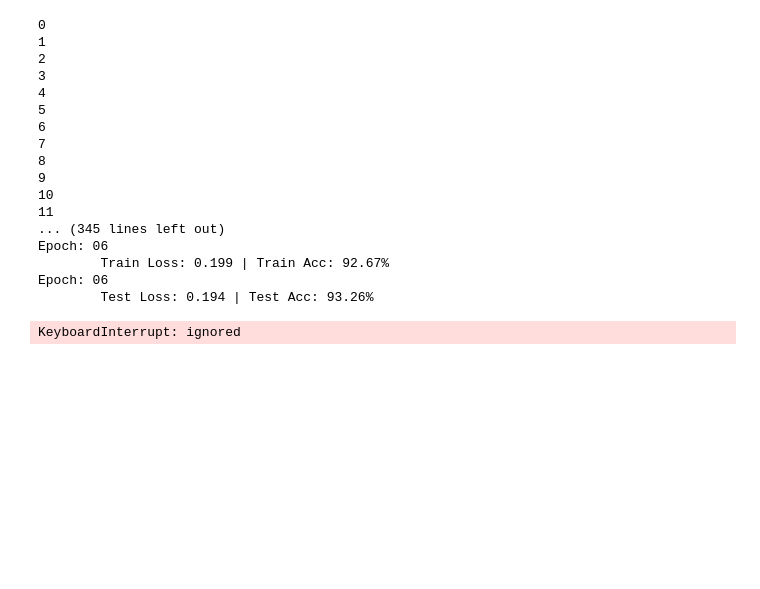
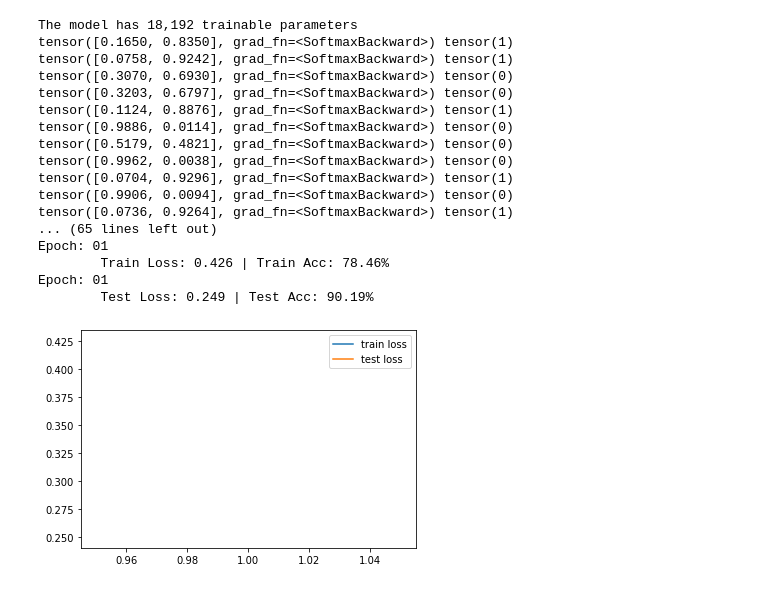
Before and after one commit to yoavdana/ex1-Deep-Learnning, a Jupyter notebook: ex1_DL.ipynb, the cells around one changed output. Drawn from its saved outputs; the diff is of its cells as text; code cells hidden in the pictures; blank space fills up the shorter version.

```diff
--- a/ex1_DL.ipynb
+++ b/ex1_DL.ipynb
@@ -82,8 +106,8 @@ def shuffle_data(data_Xy):
 # %%
-INPUT_1=100
-INPUT_2=50
-INPUT_3=10
-P_DROPOUT=0.25
+INPUT_1=70
+INPUT_2=60
+INPUT_3=20
+P_DROPOUT=0.5
 
 
 class NetWork(nn.Module):
@@ -204,7 +228,7 @@ def main():
 
 
 
-    EPOCHS = 50
+    EPOCHS = 80
 
     best_valid_loss = float('inf')
     train_per_ep=[]
@@ -235,60 +259,68 @@ def main():
     train_per_ep=np.array(train_per_ep)
     test_per_ep=np.array(test_per_ep)
     epocs=np.arange(1,EPOCHS+1)
-    # plt.figure()
-    # plt.plot(epocs,train_per_ep)
-    # plt.plot(epocs,test_per_ep)
-    # plt.legend(['train loss','test loss'])
-    # plt.show()
+    plt.figure()
+    plt.plot(epocs,train_per_ep)
+    plt.plot(epocs,test_per_ep)
+    plt.legend(['train loss','test loss'])
+    plt.show()
     return test_acc, np.mean(np.abs(np.array(train_per_ep) - np.array(test_per_ep)))
 # %%
-learning_rate = np.linspace(0.0001, 0.001, num=10)
-input_1 = [70, 100, 130, 150]
-input_2 = [30, 40, 50, 60]
-input_3 = [10, 15, 20, 25]
-p = [0.2, 0.25, 0.35, 0.42, 0.5]
+# learning_rate = np.linspace(0.0001, 0.001, num=10)
+# input_1 = [70, 100, 130, 150]
+# input_2 = [30, 40, 50, 60]
+# input_3 = [10, 15, 20, 25]
+# p = [0.2, 0.25, 0.35, 0.42, 0.5]
 acc = list()
 overfit=list()
+
+input_1=[70]
+input_2=[60]
+input_3=[20]
+p=[0.5]
+learning_rate=[0.0002]
+
+
 all=np.load('/content/drive/MyDrive/Colab Notebooks/opt.npy',allow_pickle=True)
 i=0
 for rate in learning_rate:
   for input_1_ in input_1:
     for input_2_ in input_2:
       for input_3_ in input_3:
         for p_ in p:
             LEARNNING_RATE = rate
             INPUT_1 = input_1_
             INPUT_2 = input_2_
             INPUT_3 = input_3_
             P_DROPOUT = p_
 
             if any((np.array([INPUT_1,INPUT_2,INPUT_3,P_DROPOUT,LEARNNING_RATE])==all[:,0:-2]).all(1)):
               print(i)
               i+=1
               continue
             else:
               ac,of = main()
               acc.append(ac)
               overfit.append(of)
               params=np.array([INPUT_1,INPUT_2,INPUT_3,P_DROPOUT,LEARNNING_RATE, ac, of])
               all=np.vstack([all, params])
-              np.save('/content/drive/MyDrive/Colab Notebooks/opt.npy',all)
+              #np.save('/content/drive/MyDrive/Colab Notebooks/opt.npy',all)
 # %% [output]
-0
-1
-2
-3
-4
-5
-6
-7
-8
-9
-10
-11
-... (345 lines left out)
-Epoch: 06
-        Train Loss: 0.199 | Train Acc: 92.67%
-Epoch: 06
-        Test Loss: 0.194 | Test Acc: 93.26%
+The model has 18,192 trainable parameters
+tensor([0.1650, 0.8350], grad_fn=<SoftmaxBackward>) tensor(1)
+tensor([0.0758, 0.9242], grad_fn=<SoftmaxBackward>) tensor(1)
+tensor([0.3070, 0.6930], grad_fn=<SoftmaxBackward>) tensor(0)
+tensor([0.3203, 0.6797], grad_fn=<SoftmaxBackward>) tensor(0)
+tensor([0.1124, 0.8876], grad_fn=<SoftmaxBackward>) tensor(1)
+tensor([0.9886, 0.0114], grad_fn=<SoftmaxBackward>) tensor(0)
+tensor([0.5179, 0.4821], grad_fn=<SoftmaxBackward>) tensor(0)
+tensor([0.9962, 0.0038], grad_fn=<SoftmaxBackward>) tensor(0)
+tensor([0.0704, 0.9296], grad_fn=<SoftmaxBackward>) tensor(1)
+tensor([0.9906, 0.0094], grad_fn=<SoftmaxBackward>) tensor(0)
+tensor([0.0736, 0.9264], grad_fn=<SoftmaxBackward>) tensor(1)
+... (65 lines left out)
+Epoch: 01
+        Train Loss: 0.426 | Train Acc: 78.46%
+Epoch: 01
+        Test Loss: 0.249 | Test Acc: 90.19%
-KeyboardInterrupt: ignored
+[figure, added]
```
Also changed, not shown: parts of 5 cells of this notebook.
